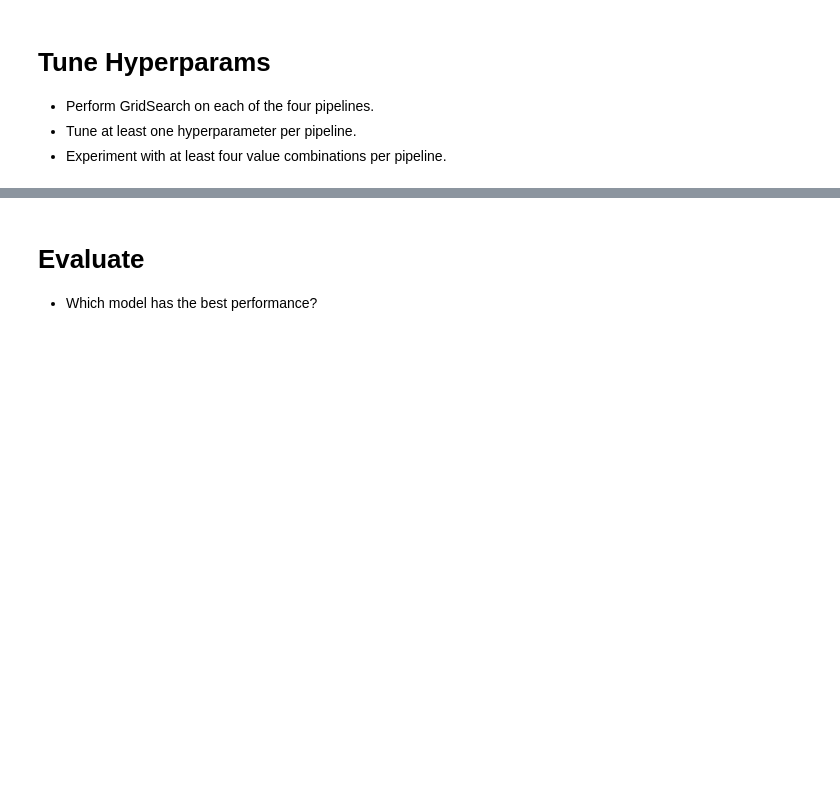
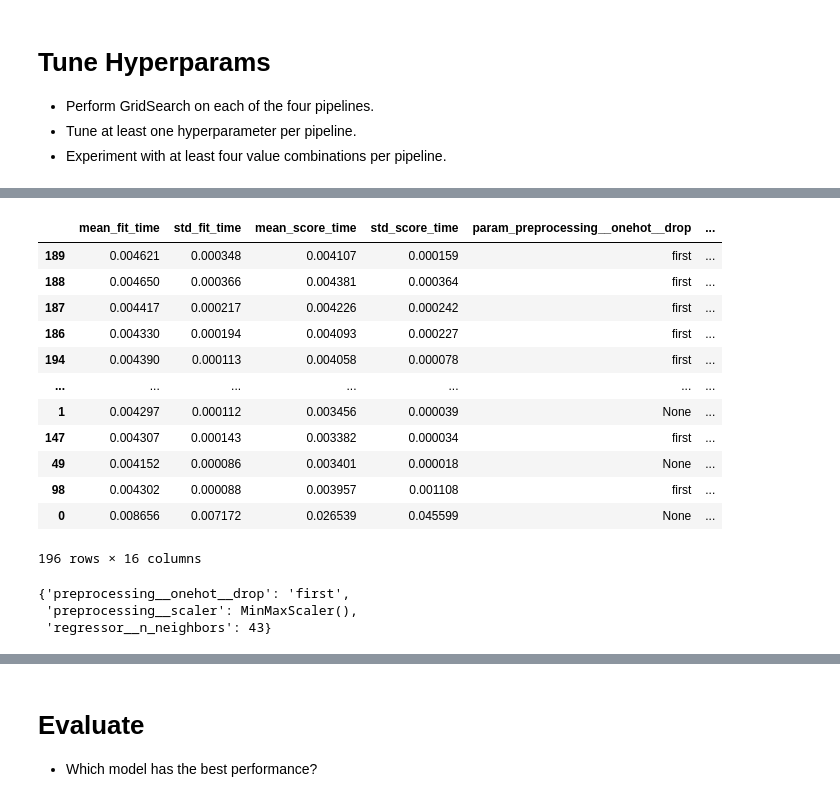
Before and after one commit to slathwal/production, a Jupyter notebook: 02_activities/assignments/assignment_2.ipynb, the cells around one changed output, grey strips where cells are left out. Cells and saved outputs as stored; diff of their text form; code cells hidden in the pictures; blank space fills up the shorter version.

Commit message:
Run GridSearchCV for all 5 pipelines

```diff
--- a/02_activities/assignments/assignment_2.ipynb
+++ b/02_activities/assignments/assignment_2.ipynb
@@ -371,0 +384,17 @@ res_b.mean()
+# %%
+scoring = ['neg_root_mean_squared_error']
+param_grid_a = {
+    "preprocessing__scaler": [StandardScaler(), MinMaxScaler()],
+    'regressor__n_neighbors': range(1,50),
+    'preprocessing__onehot__drop': [None,'first']
+}
+# %%
+# GridSearchCV on Pipeline A
+grid_cv_a = GridSearchCV(
+    estimator = pipeline_a,
+    param_grid = param_grid_a,
+    scoring = scoring,
+    cv = 5,
+    refit = "neg_root_mean_squared_error"
+)
+grid_cv_a.fit(Xtrain, Ytrain)
@@ -371,0 +419,24 @@ res_b.mean()
+# %%
+res_a = grid_cv_a.cv_results_
+res_a = pd.DataFrame(res_a)
+res_a.sort_values(by = "rank_test_neg_root_mean_squared_error")
+# %% [output]
+|  | mean_fit_time | std_fit_time | mean_score_time | std_score_time | param_preprocessing__onehot__drop | ... |
+| 189 | 0.004621 | 0.000348 | 0.004107 | 0.000159 | first | ... |
+| 188 | 0.004650 | 0.000366 | 0.004381 | 0.000364 | first | ... |
+| 187 | 0.004417 | 0.000217 | 0.004226 | 0.000242 | first | ... |
+| 186 | 0.004330 | 0.000194 | 0.004093 | 0.000227 | first | ... |
+| 194 | 0.004390 | 0.000113 | 0.004058 | 0.000078 | first | ... |
+| ... | ... | ... | ... | ... | ... | ... |
+| 1 | 0.004297 | 0.000112 | 0.003456 | 0.000039 | None | ... |
+| 147 | 0.004307 | 0.000143 | 0.003382 | 0.000034 | first | ... |
+| 49 | 0.004152 | 0.000086 | 0.003401 | 0.000018 | None | ... |
+| 98 | 0.004302 | 0.000088 | 0.003957 | 0.001108 | first | ... |
+| 0 | 0.008656 | 0.007172 | 0.026539 | 0.045599 | None | ... |
+196 rows × 16 columns
+# %%
+grid_cv_a.best_params_
+# %% [output]
+{'preprocessing__onehot__drop': 'first',
+ 'preprocessing__scaler': MinMaxScaler(),
+ 'regressor__n_neighbors': 43}
```
Also changed, not shown: parts of 26 cells of this notebook.
